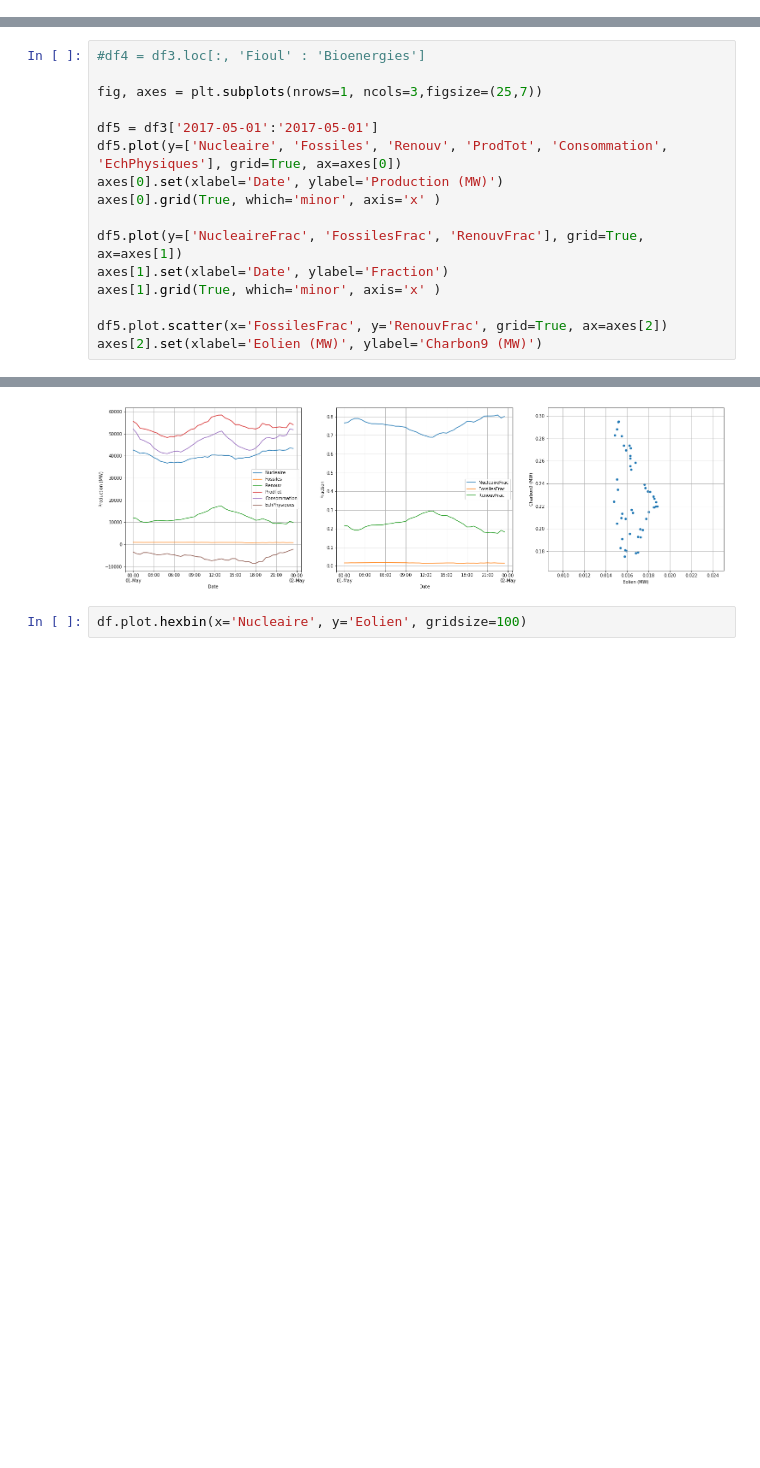
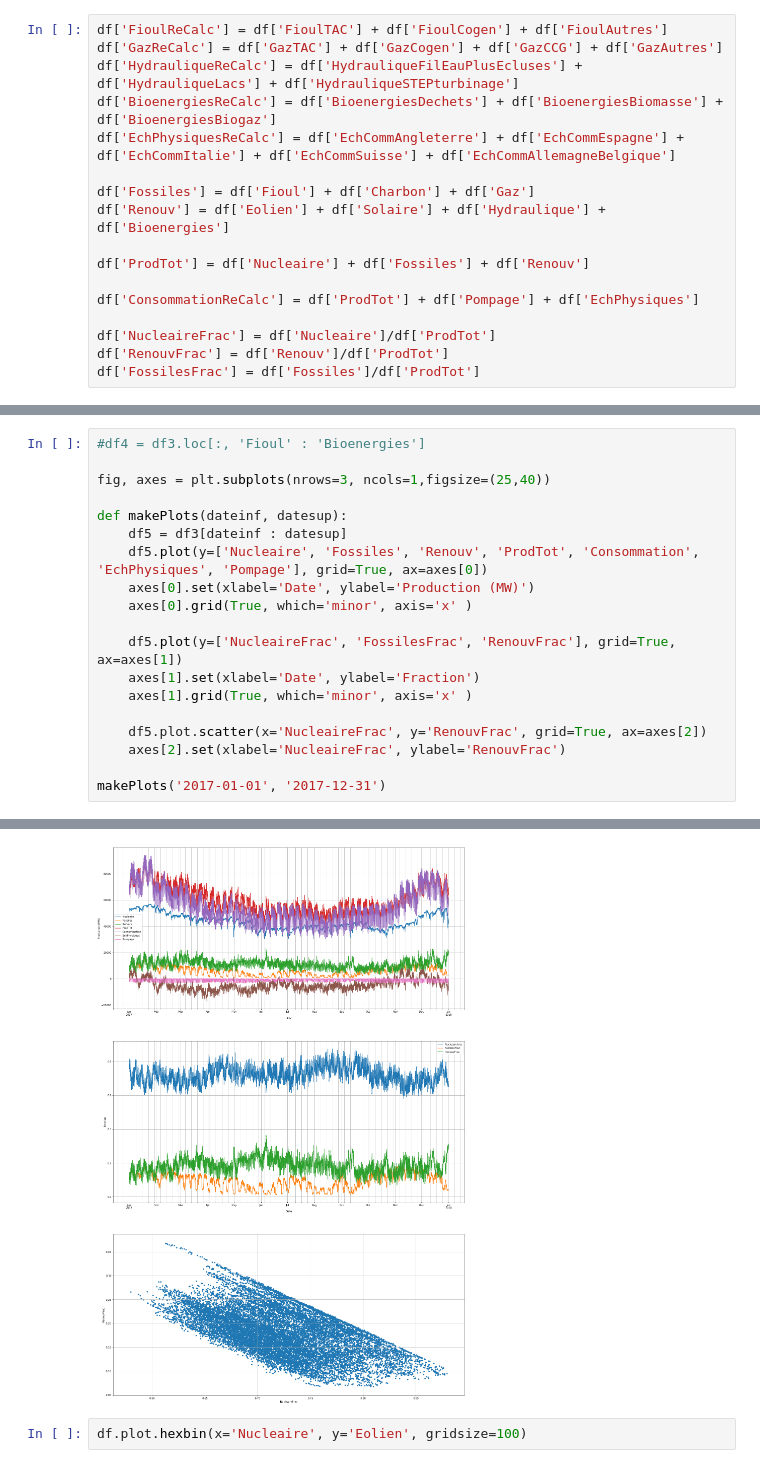
Before and after one commit to ebusato/EnergyAnalysis, a Jupyter notebook: EnergyAnalysis_RTE.ipynb, the cells around one changed output, grey strips where cells are left out. Cells and saved outputs as stored; diff of their text form; blank space fills up the shorter version.

```diff
--- a/EnergyAnalysis_RTE.ipynb
+++ b/EnergyAnalysis_RTE.ipynb
@@ -34,0 +14,17 @@ df3.head()
+# %%
+df['FioulReCalc'] = df['FioulTAC'] + df['FioulCogen'] + df['FioulAutres']
+df['GazReCalc'] = df['GazTAC'] + df['GazCogen'] + df['GazCCG'] + df['GazAutres']
+df['HydrauliqueReCalc'] = df['HydrauliqueFilEauPlusEcluses'] + df['HydrauliqueLacs'] + df['HydrauliqueSTEPturbinage']
+df['BioenergiesReCalc'] = df['BioenergiesDechets'] + df['BioenergiesBiomasse'] + df['BioenergiesBiogaz']
+df['EchPhysiquesReCalc'] = df['EchCommAngleterre'] + df['EchCommEspagne'] + df['EchCommItalie'] + df['EchCommSuisse'] + df['EchCommAllemagneBelgique']
+
+df['Fossiles'] = df['Fioul'] + df['Charbon'] + df['Gaz']
+df['Renouv'] = df['Eolien'] + df['Solaire'] + df['Hydraulique'] + df['Bioenergies']
+
+df['ProdTot'] = df['Nucleaire'] + df['Fossiles'] + df['Renouv']
+
+df['ConsommationReCalc'] = df['ProdTot'] + df['Pompage'] + df['EchPhysiques']
+
+df['NucleaireFrac'] = df['Nucleaire']/df['ProdTot']
+df['RenouvFrac'] = df['Renouv']/df['ProdTot']
+df['FossilesFrac'] = df['Fossiles']/df['ProdTot']
@@ -35,17 +56,20 @@ df3.head()
 # %%
 #df4 = df3.loc[:, 'Fioul' : 'Bioenergies']
 
-fig, axes = plt.subplots(nrows=1, ncols=3,figsize=(25,7))
+fig, axes = plt.subplots(nrows=3, ncols=1,figsize=(25,40))
 
-df5 = df3['2017-05-01':'2017-05-01']
-df5.plot(y=['Nucleaire', 'Fossiles', 'Renouv', 'ProdTot', 'Consommation', 'EchPhysiques'], grid=True, ax=axes[0])
-axes[0].set(xlabel='Date', ylabel='Production (MW)')
-axes[0].grid(True, which='minor', axis='x' )
+def makePlots(dateinf, datesup):
+    df5 = df3[dateinf : datesup]
+    df5.plot(y=['Nucleaire', 'Fossiles', 'Renouv', 'ProdTot', 'Consommation', 'EchPhysiques', 'Pompage'], grid=True, ax=axes[0])
+    axes[0].set(xlabel='Date', ylabel='Production (MW)')
+    axes[0].grid(True, which='minor', axis='x' )
 
-df5.plot(y=['NucleaireFrac', 'FossilesFrac', 'RenouvFrac'], grid=True, ax=axes[1])
-axes[1].set(xlabel='Date', ylabel='Fraction')
-axes[1].grid(True, which='minor', axis='x' )
+    df5.plot(y=['NucleaireFrac', 'FossilesFrac', 'RenouvFrac'], grid=True, ax=axes[1])
+    axes[1].set(xlabel='Date', ylabel='Fraction')
+    axes[1].grid(True, which='minor', axis='x' )
 
-df5.plot.scatter(x='FossilesFrac', y='RenouvFrac', grid=True, ax=axes[2])
-axes[2].set(xlabel='Eolien (MW)', ylabel='Charbon9 (MW)')
+    df5.plot.scatter(x='NucleaireFrac', y='RenouvFrac', grid=True, ax=axes[2])
+    axes[2].set(xlabel='NucleaireFrac', ylabel='RenouvFrac')
+
+makePlots('2017-01-01', '2017-12-31')
 # %% [output]
@@ -53,4 +76,4 @@ axes[2].set(xlabel='Eolien (MW)', ylabel='Charbon9 (MW)')
-[figure, old version]
+[figure, new version]
 # %%
 df.plot.hexbin(x='Nucleaire', y='Eolien', gridsize=100)
 # %% [output]
```
Also changed, not shown: parts of 4 cells of this notebook, 1 other file.
